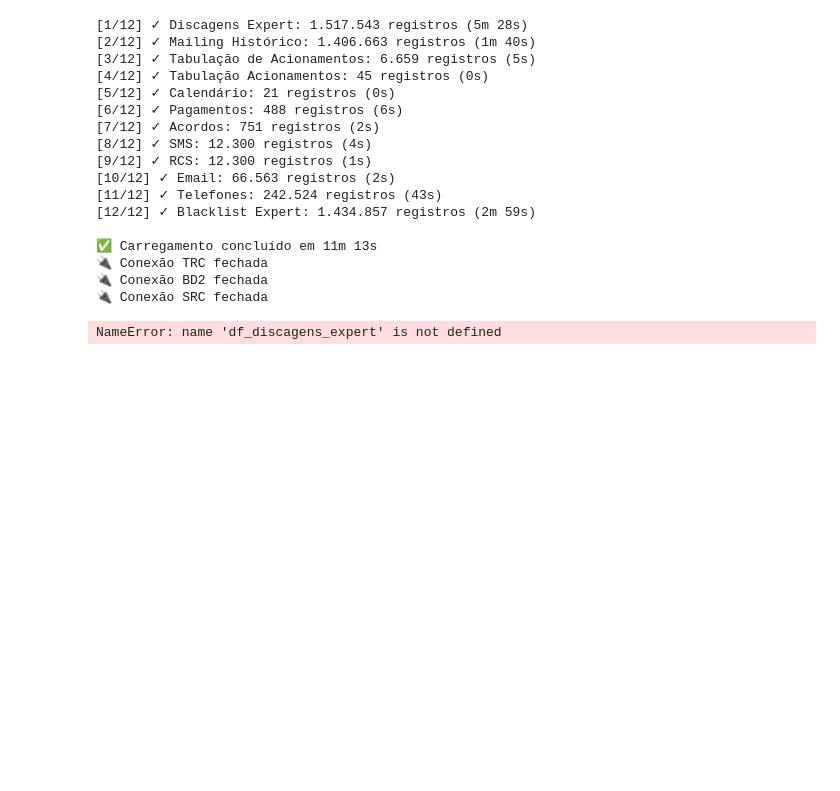
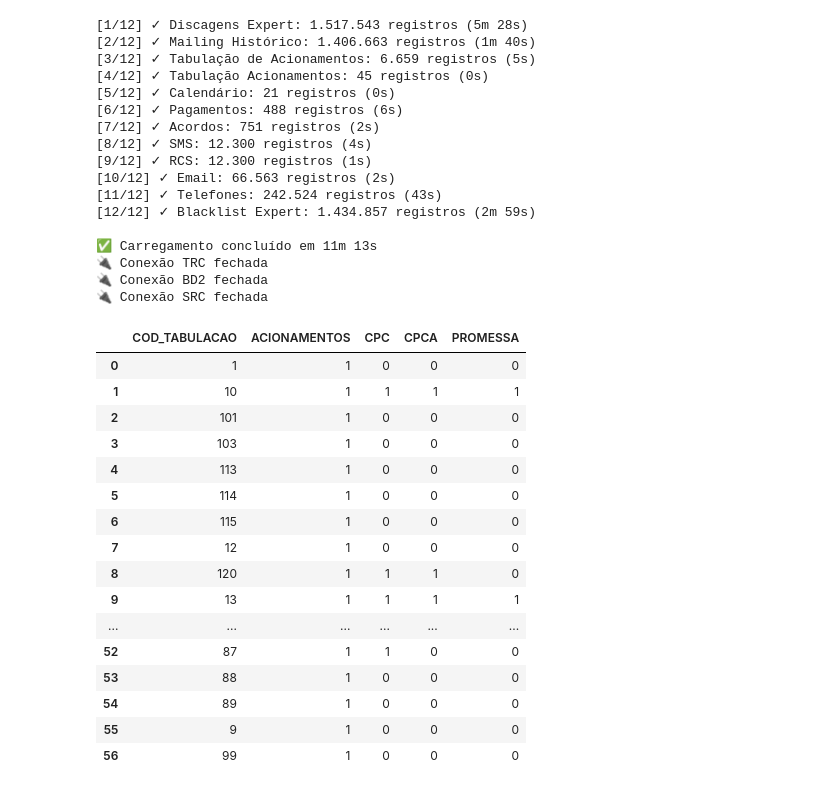
Before and after one commit to Claudiano-alves/Data-Analysis-Portfolio, a Jupyter notebook: Projects/notebooks/data_wrangling_ouze.ipynb, the cells around one changed output. Cells and saved outputs as stored; diff of their text form; code cells hidden in the pictures; blank space fills up the shorter version.

```diff
--- a/Projects/notebooks/data_wrangling_ouze.ipynb
+++ b/Projects/notebooks/data_wrangling_ouze.ipynb
@@ -146,10 +169,28 @@ df_email,
 df_telefones,
 df_blacklist_expert
 ) = dados.values()
-# %%
-df_discagens_expert
-# %% [output]
-NameError: name 'df_discagens_expert' is not defined
+# %%
+from utils.discagens.expert.data_processing import criar_df_tabulacoes_robo
+df_tabulacao = criar_df_tabulacoes_robo()
+df_tabulacao
+# %% [output]
+|  | COD_TABULACAO | ACIONAMENTOS | CPC | CPCA | PROMESSA |
+| 0 | 1 | 1 | 0 | 0 | 0 |
+| 1 | 10 | 1 | 1 | 1 | 1 |
+| 2 | 101 | 1 | 0 | 0 | 0 |
+| 3 | 103 | 1 | 0 | 0 | 0 |
+| 4 | 113 | 1 | 0 | 0 | 0 |
+| 5 | 114 | 1 | 0 | 0 | 0 |
+| 6 | 115 | 1 | 0 | 0 | 0 |
+| 7 | 12 | 1 | 0 | 0 | 0 |
+| 8 | 120 | 1 | 1 | 1 | 0 |
+| 9 | 13 | 1 | 1 | 1 | 1 |
+| ... | ... | ... | ... | ... | ... |
+| 52 | 87 | 1 | 1 | 0 | 0 |
+| 53 | 88 | 1 | 0 | 0 | 0 |
+| 54 | 89 | 1 | 0 | 0 | 0 |
+| 55 | 9 | 1 | 0 | 0 | 0 |
+| 56 | 99 | 1 | 0 | 0 | 0 |
 # %%
 from utils.mailing.data_processing import adicionar_faixa_atraso
 from utils.mailing.metricas_acumuladas import gerar_acumulado_maling_hist_fxAtraso, gerar_acumulado_maling_hist_unique
```
Also changed, not shown: parts of 9 cells of this notebook, 9 other files.
